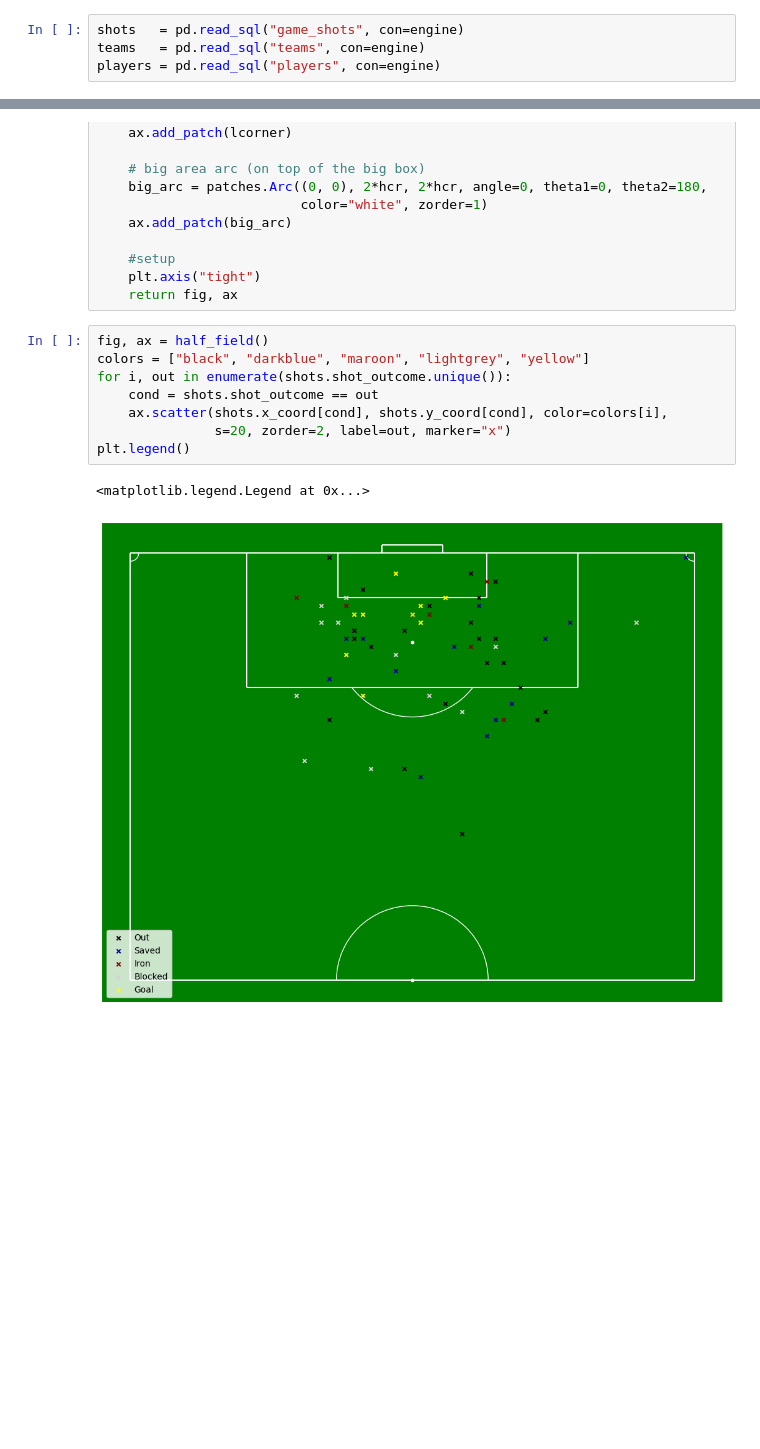
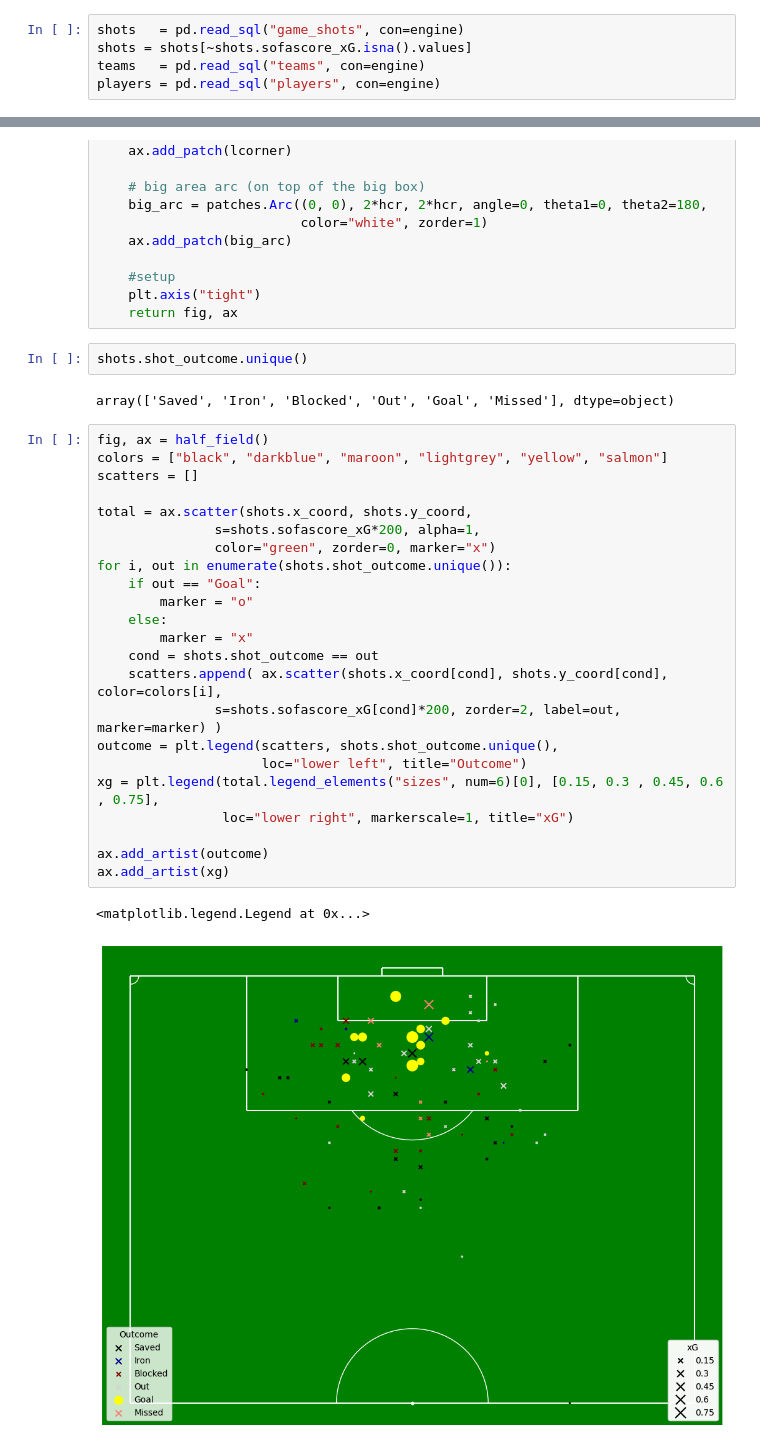
Before and after one commit to ruilucasferreira/expected_goals, a Jupyter notebook: heatmap.ipynb, the cells around one changed output, grey strips where cells are left out. Drawn from its saved outputs; the diff is of its cells as text; blank space fills up the shorter version.

```diff
--- a/heatmap.ipynb
+++ b/heatmap.ipynb
@@ -16,5 +32,6 @@ inspector = inspect(engine)
 # %%
 shots   = pd.read_sql("game_shots", con=engine)
+shots = shots[~shots.sofascore_xG.isna().values]
 teams   = pd.read_sql("teams", con=engine)
 players = pd.read_sql("players", con=engine)
 # %%
@@ -87,14 +104,33 @@ def half_field(l=105, w=68):
     #setup
     plt.axis("tight")
     return fig, ax
+# %%
+shots.shot_outcome.unique()
+# %% [output]
+array(['Saved', 'Iron', 'Blocked', 'Out', 'Goal', 'Missed'], dtype=object)
 # %%
 fig, ax = half_field()
-colors = ["black", "darkblue", "maroon", "lightgrey", "yellow"]
+colors = ["black", "darkblue", "maroon", "lightgrey", "yellow", "salmon"]
+scatters = []
+
+total = ax.scatter(shots.x_coord, shots.y_coord,
+               s=shots.sofascore_xG*200, alpha=1,
+               color="green", zorder=0, marker="x")
 for i, out in enumerate(shots.shot_outcome.unique()):
+    if out == "Goal":
+        marker = "o"
+    else:
+        marker = "x"
     cond = shots.shot_outcome == out
-    ax.scatter(shots.x_coord[cond], shots.y_coord[cond], color=colors[i],
-               s=20, zorder=2, label=out, marker="x")
-plt.legend()
+    scatters.append( ax.scatter(shots.x_coord[cond], shots.y_coord[cond], color=colors[i],
+               s=shots.sofascore_xG[cond]*200, zorder=2, label=out, marker=marker) )
+outcome = plt.legend(scatters, shots.shot_outcome.unique(),
+                     loc="lower left", title="Outcome")
+xg = plt.legend(total.legend_elements("sizes", num=6)[0], [0.15, 0.3 , 0.45, 0.6 , 0.75],
+                loc="lower right", markerscale=1, title="xG")
+
+ax.add_artist(outcome)
+ax.add_artist(xg)
 # %% [output]
 <matplotlib.legend.Legend at 0x...>
-[figure, old version]
+[figure, new version]
```
Also changed, not shown: parts of 4 cells of this notebook, 3 other files.
